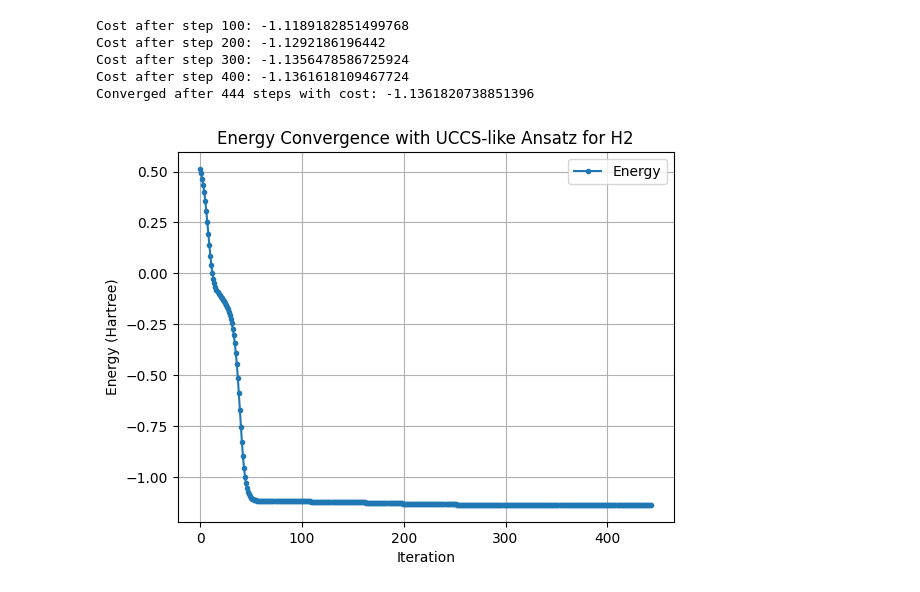
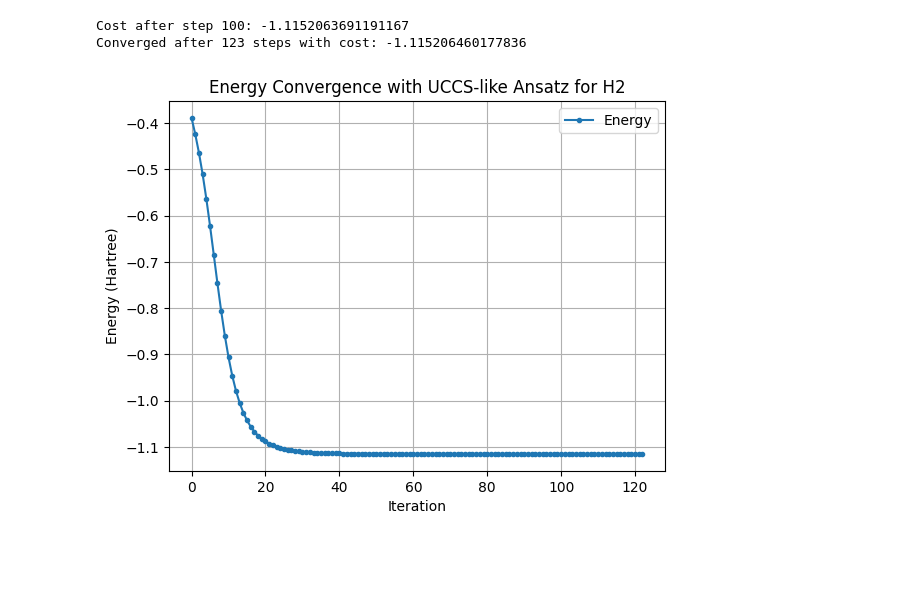
Before and after one commit to pattrick12/vqe1, a Jupyter notebook: Benchmark.ipynb, the cells around one changed output. Saved outputs shown, nothing was run; the diff lists cells and outputs as text; code cells hidden in the pictures; blank space fills up the shorter version.

Commit message:
Updating graphs

```diff
--- a/Benchmark.ipynb
+++ b/Benchmark.ipynb
@@ -152,19 +129,7 @@ def create_qnode(hamiltonian, qubits):
     dev = qml.device('default.qubit', wires=qubits)
     @qml.qnode(dev)  # Use default NumPy interface
     def circuit(params):
-        # Initialize to Hartree-Fock state (|1100⟩ for 4 qubits, 2 electrons in first two orbitals)
-        qml.BasisState(np.array([1, 1, 0, 0]), wires=[0, 1, 2, 3])
-
-        # Apply variational rotations to each qubit
-        for i in range(4):
-            qml.Rot(params[i, 0], params[i, 1], params[i, 2], wires=i)
-
-        # Apply entangling gates for correlation
-        qml.CNOT(wires=[2, 3])
-        qml.CNOT(wires=[2, 0])
-        qml.CNOT(wires=[3, 1])
-
-        # Return the expectation value
+        advanced_ansatz(params)
         return qml.expval(hamiltonian)
     return circuit
 
@@ -217,7 +182,7 @@ def optimizer_run(opt_class, step_num, bond_dist, stepsize, verbose=True):
     qnode = create_qnode(hamiltonian, qubits)
 
     # Initialize parameters and run optimization
-    init_params = np.random.normal(0, np.pi, (4, 3), requires_grad=True) # Random initial parameters
+    init_params = np.random.normal(0, np.pi, 4)
     costs, times, steps = pennylane_optimize(qnode, init_params, step_num, opt_class, stepsize, patience=50, verbose=verbose)
 
     if verbose:
@@ -226,14 +191,11 @@ def optimizer_run(opt_class, step_num, bond_dist, stepsize, verbose=True):
 
     return costs, times, steps
 # %%
-costs, times, steps = optimizer_run(qml.GradientDescentOptimizer, step_num=10000, bond_dist = 0.66140414*2, stepsize=0.4, verbose=True)
+costs, times, steps = optimizer_run(qml.GradientDescentOptimizer, step_num=10000, bond_dist = 0.72*2, stepsize=0.4, verbose=True)
 # %% [output]
-Cost after step 100: -1.1189182851499768
-Cost after step 200: -1.1292186196442
-Cost after step 300: -1.1356478586725924
-Cost after step 400: -1.1361618109467724
-Converged after 444 steps with cost: -1.1361820738851396
+Cost after step 100: -1.1152063691191167
+Converged after 123 steps with cost: -1.115206460177836
-[figure, old version]
+[figure, new version]
 # %%
 costs, times, steps = optimizer_run_pytorch(torch.optim.SGD, step_num=10000, bond_dist = 1.32280828, lr = 1e-1,  verbose=True)
 print(costs[-1],steps)
```
Also changed, not shown: parts of 3 cells of this notebook.
